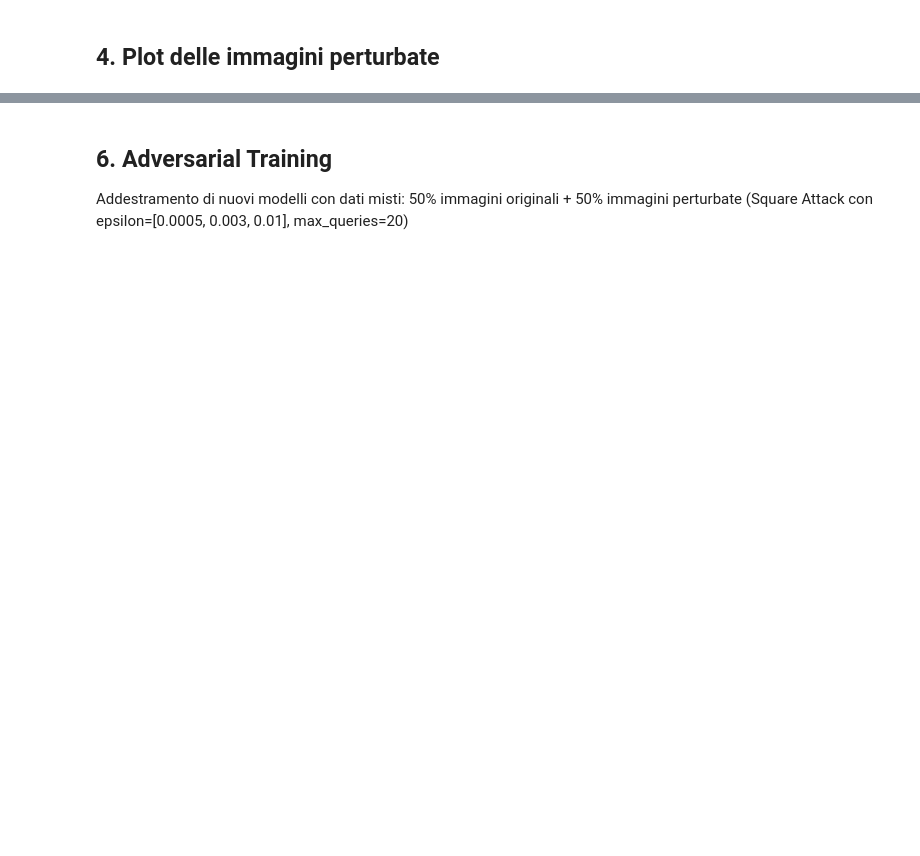
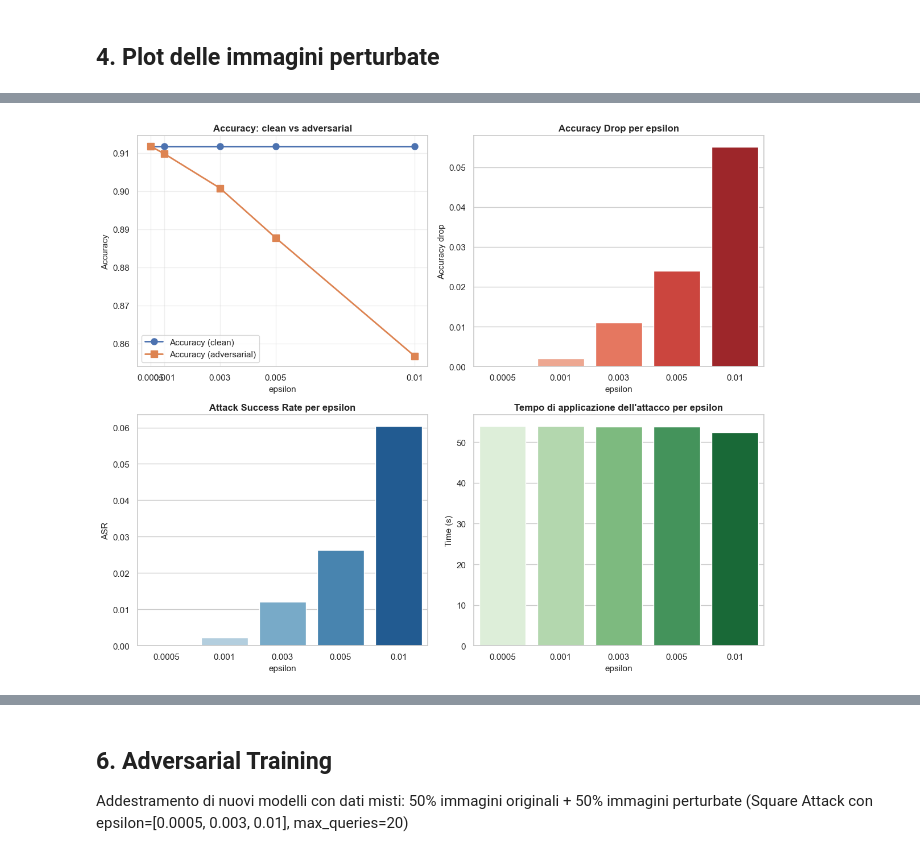
Before and after one commit to imanexoxo/Thesis_AML, a Jupyter notebook: notebooks/07_square_attacks.ipynb, the cells around one changed output, grey strips where cells are left out. Saved outputs shown, nothing was run; the diff lists cells and outputs as text; code cells hidden in the pictures; blank space fills up the shorter version.

```diff
--- a/notebooks/07_square_attacks.ipynb
+++ b/notebooks/07_square_attacks.ipynb
@@ -244,7 +248,7 @@ Metriche:
 # %%
 epsilon_values = [0.0005, 0.001, 0.003, 0.005, 0.01]
 
-max_queries = 100
+max_queries = 500
 p_init = 0.05
 
 square_results = []
@@ -490,0 +460,75 @@ print(square_results_df.to_string(index=False))
+# %%
+square_results_df = pd.DataFrame(square_results)
+
+eps = square_results_df["epsilon"].tolist()
+acc = square_results_df["clean_accuracy"].tolist()
+acc_adv = square_results_df["adv_accuracy"].tolist()
+acc_drop = (square_results_df["clean_accuracy"] - square_results_df["adv_accuracy"]).tolist()
+asr = square_results_df["asr"].tolist()
+times = square_results_df["time_seconds"].tolist()
+
+eps_labels = [str(e) for e in eps]
+
+sns.set(style='whitegrid')
+
+fig, axes = plt.subplots(2, 2, figsize=(12, 10))
+
+# accuracy clean vs adversarial
+ax = axes[0, 0]
+ax.plot(eps, acc, marker='o', label='Accuracy (clean)', linewidth=2, markersize=8)
+ax.plot(eps, acc_adv, marker='s', label='Accuracy (adversarial)', linewidth=2, markersize=8)
+ax.set_xlabel('epsilon', fontsize=11)
+ax.set_xticks(eps)
+ax.set_xticklabels(eps_labels)
+ax.set_ylabel('Accuracy', fontsize=11)
+ax.set_title('Accuracy: clean vs adversarial', fontsize=12, fontweight='bold')
+ax.legend()
+ax.grid(True, alpha=0.3)
+
+# accuracy drop
+ax = axes[0, 1]
+sns.barplot(x=eps_labels, y=acc_drop, palette='Reds', ax=ax)
+ax.set_xlabel('epsilon', fontsize=11)
+ax.set_ylabel('Accuracy drop', fontsize=11)
+ax.set_title('Accuracy Drop per epsilon', fontsize=12, fontweight='bold')
+
+# Attack Success Rate
+ax = axes[1, 0]
+sns.barplot(x=eps_labels, y=asr, palette='Blues', ax=ax)
+ax.set_xlabel('epsilon', fontsize=11)
+ax.set_ylabel('ASR', fontsize=11)
+ax.set_title('Attack Success Rate per epsilon', fontsize=12, fontweight='bold')
+
+# tempo
+ax = axes[1, 1]
+sns.barplot(x=eps_labels, y=times, palette='Greens', ax=ax)
+ax.set_xlabel('epsilon', fontsize=11)
+ax.set_ylabel('Time (s)', fontsize=11)
+ax.set_title("Tempo di applicazione dell'attacco per epsilon", fontsize=12, fontweight='bold')
+
+plt.tight_layout()
+
+plt.savefig(
+    results_path / 'Square_metrics_summary.png',
+    dpi=120,
+    bbox_inches='tight'
+)
+
+plt.show()
+
+summary_df = square_results_df.copy()
+summary_df["accuracy_drop"] = summary_df["clean_accuracy"] - summary_df["adv_accuracy"]
+
+summary_df = summary_df.rename(columns={
+    "clean_accuracy": "accuracy",
+    "adv_accuracy": "accuracy_adv",
+    "time_seconds": "time_s"
+})
+
+summary_df.to_csv(
+    results_path / 'Square_metrics_summary.csv',
+    index=False
+)
+
+print(summary_df.to_string(index=False))
+# %% [output]
@@ -490,0 +546 @@ print(square_results_df.to_string(index=False))
+[figure, added]
```
Also changed, not shown: parts of 9 cells of this notebook, 32 other files.
